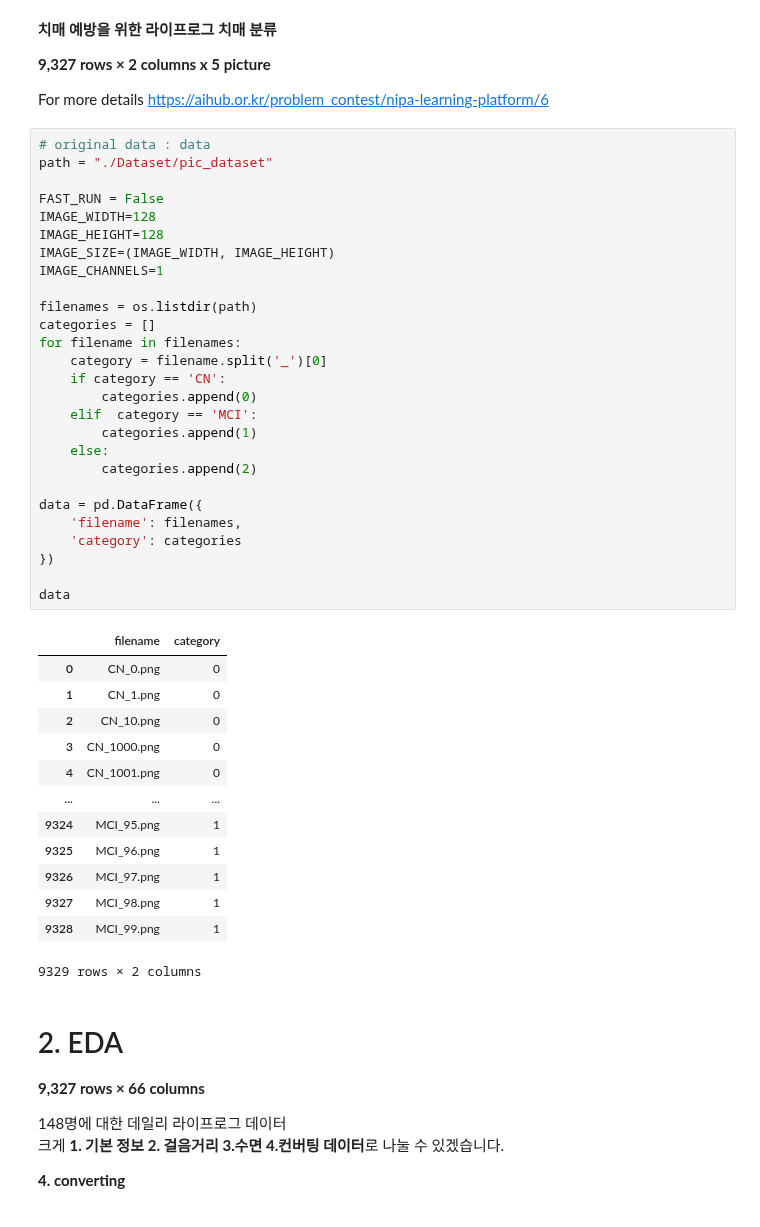
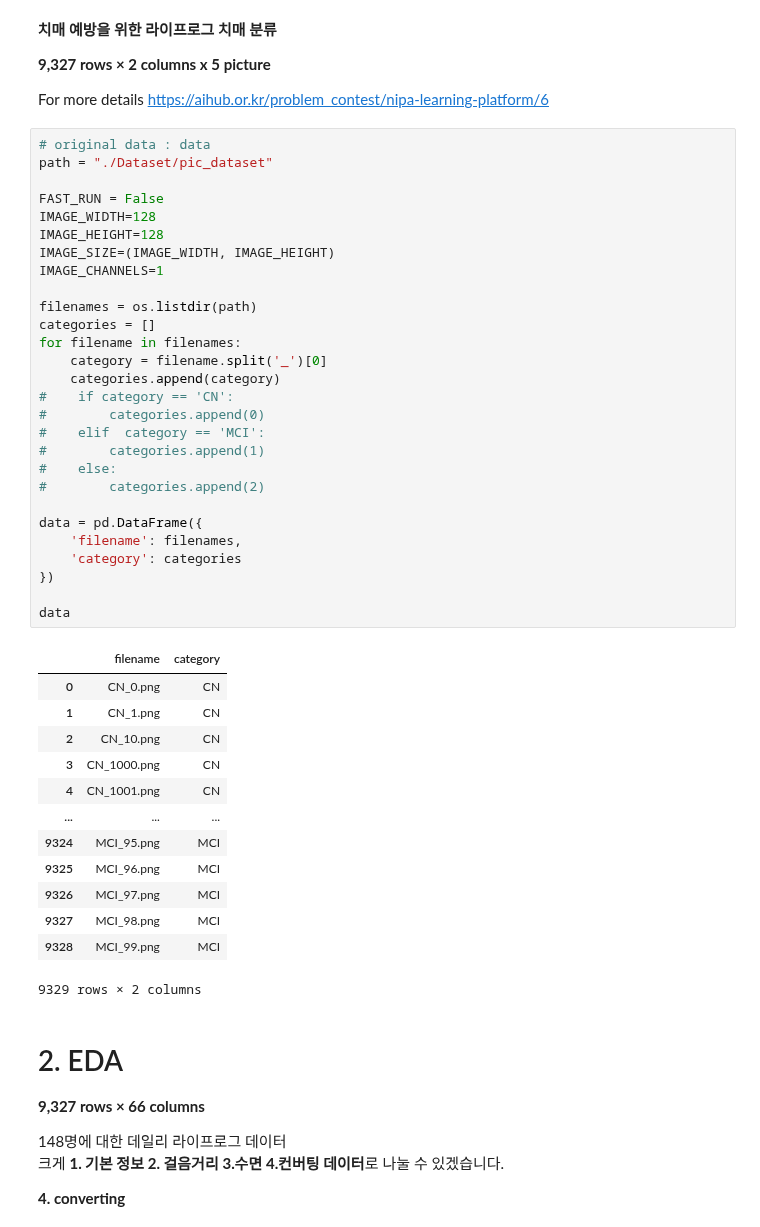
Before and after one commit to NumpyGonHey/Dementia_clf, a Jupyter notebook: dolphin/baseline_cnn.ipynb, the cells around one changed output. Drawn from its saved outputs; the diff is of its cells as text.

```diff
--- a/dolphin/baseline_cnn.ipynb
+++ b/dolphin/baseline_cnn.ipynb
@@ -32,43 +26,44 @@ For more details https://aihub.or.kr/problem_contest/nipa-learning-platform/6
 # %%
 # original data : data
 path = "./Dataset/pic_dataset"
 
 FAST_RUN = False
 IMAGE_WIDTH=128
 IMAGE_HEIGHT=128
 IMAGE_SIZE=(IMAGE_WIDTH, IMAGE_HEIGHT)
 IMAGE_CHANNELS=1
 
 filenames = os.listdir(path)
 categories = []
 for filename in filenames:
     category = filename.split('_')[0]
-    if category == 'CN':
-        categories.append(0)
-    elif  category == 'MCI':
-        categories.append(1)
-    else:
-        categories.append(2)
+    categories.append(category)
+#    if category == 'CN':
+#        categories.append(0)
+#    elif  category == 'MCI':
+#        categories.append(1)
+#    else:
+#        categories.append(2)
 
 data = pd.DataFrame({
     'filename': filenames,
     'category': categories
 })
 
 data
 # %% [output]
 |  | filename | category |
-| 0 | CN_0.png | 0 |
-| 1 | CN_1.png | 0 |
-| 2 | CN_10.png | 0 |
-| 3 | CN_1000.png | 0 |
-| 4 | CN_1001.png | 0 |
+| 0 | CN_0.png | CN |
+| 1 | CN_1.png | CN |
+| 2 | CN_10.png | CN |
+| 3 | CN_1000.png | CN |
+| 4 | CN_1001.png | CN |
 | ... | ... | ... |
-| 9324 | MCI_95.png | 1 |
-| 9325 | MCI_96.png | 1 |
-| 9326 | MCI_97.png | 1 |
-| 9327 | MCI_98.png | 1 |
-| 9328 | MCI_99.png | 1 |
+| 9324 | MCI_95.png | MCI |
+| 9325 | MCI_96.png | MCI |
+| 9326 | MCI_97.png | MCI |
+| 9327 | MCI_98.png | MCI |
+| 9328 | MCI_99.png | MCI |
 9329 rows × 2 columns
 # %% [markdown]
 # 2. EDA
```
Also changed, not shown: parts of 27 cells of this notebook, 1 other file.
